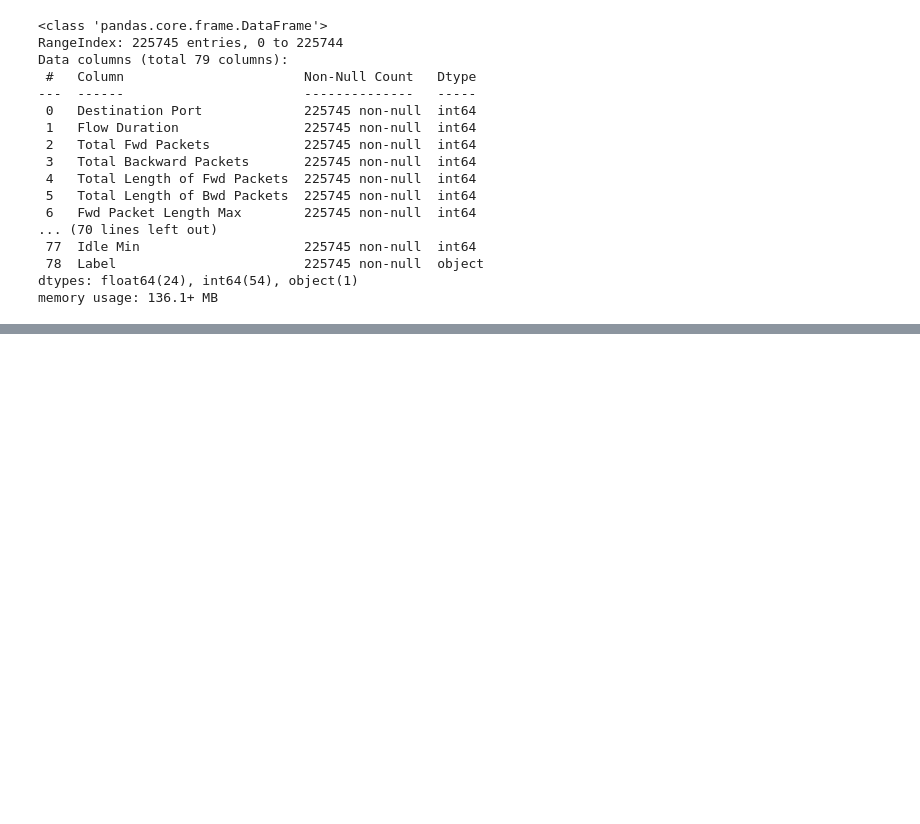
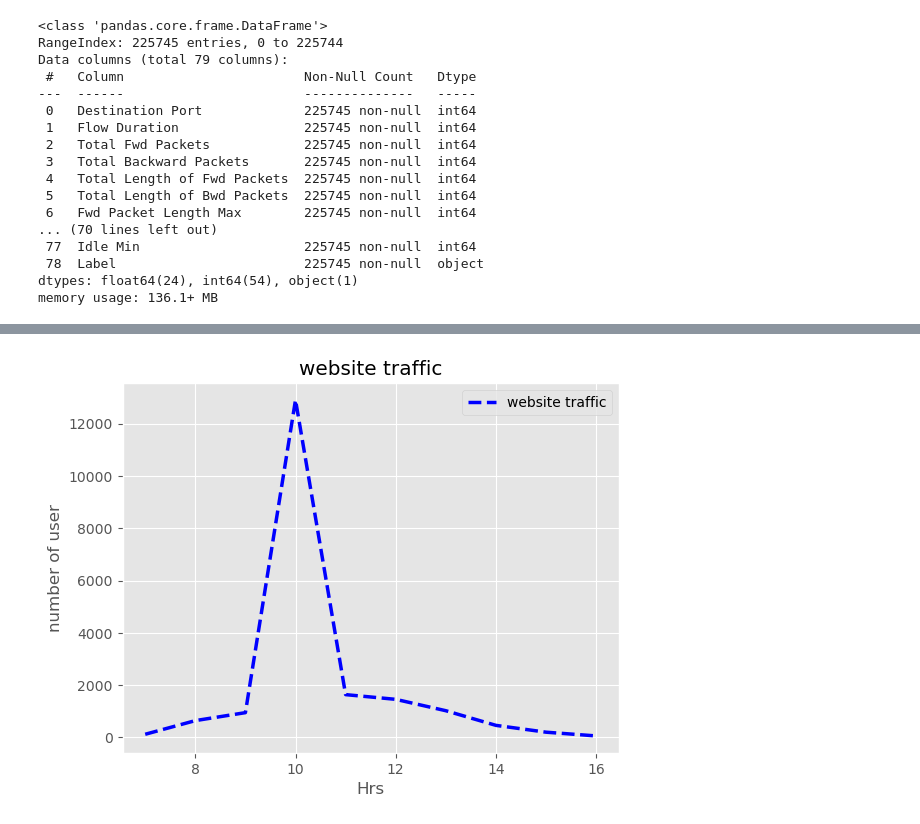
Before and after one commit to rosangithub/datascience, a Jupyter notebook: learning.ipynb, the cells around one changed output, grey strips where cells are left out. Saved outputs shown, nothing was run; the diff lists cells and outputs as text; code cells hidden in the pictures; blank space fills up the shorter version.

```diff
--- a/learning.ipynb
+++ b/learning.ipynb
@@ -326,0 +345,10 @@ ValueError: Input X contains infinity or a value too large for dtype('float64').
+# %%
+style.use('ggplot')
+plt.plot(time,web_customer,color='b',label='website traffic',linestyle='--',linewidth=2.5)
+plt.title('website traffic')
+plt.xlabel('Hrs')
+plt.ylabel('number of user')
+plt.legend()
+plt.show()
+# %% [output]
+[figure, added]
```
Also changed, not shown: parts of 8 cells of this notebook.
